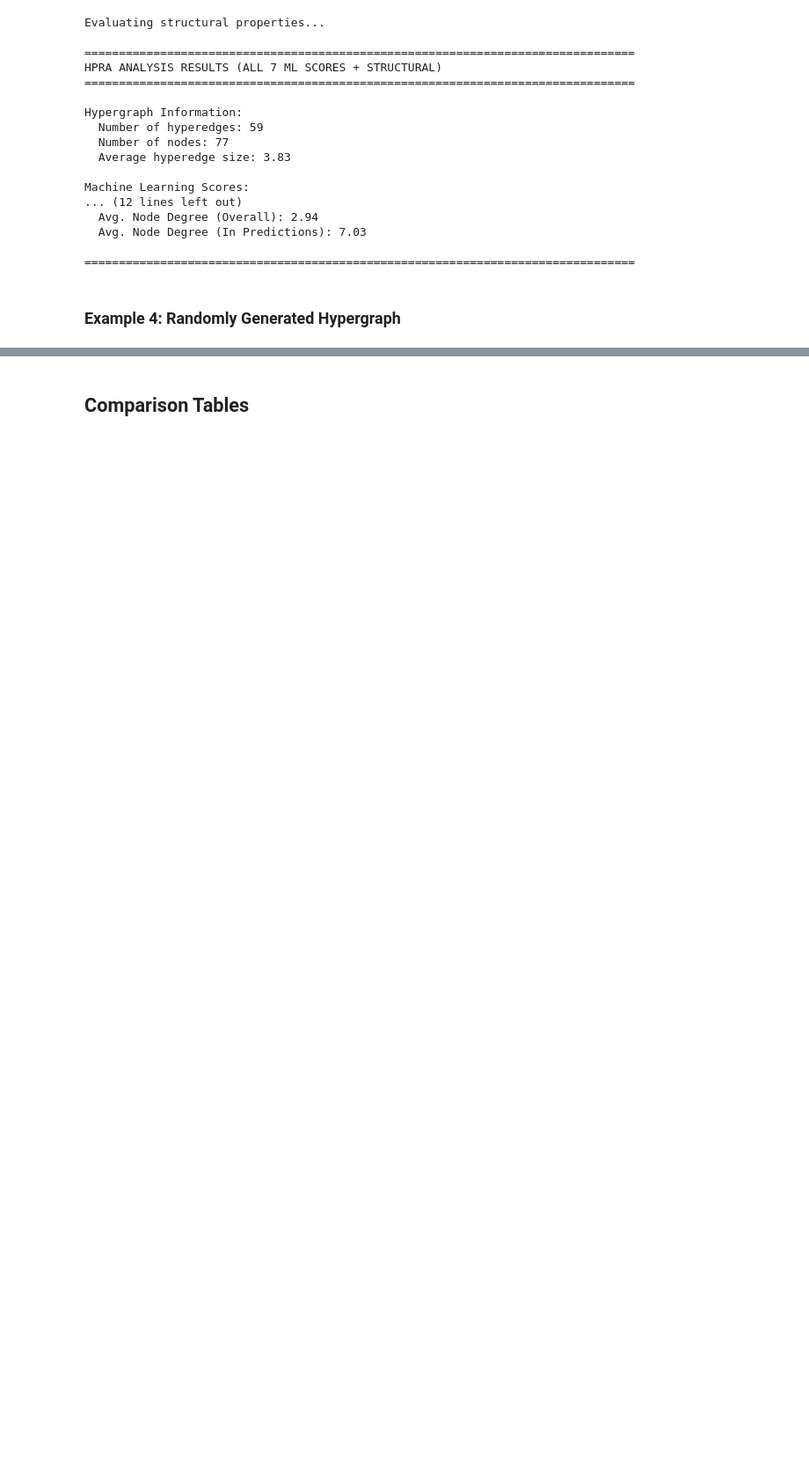
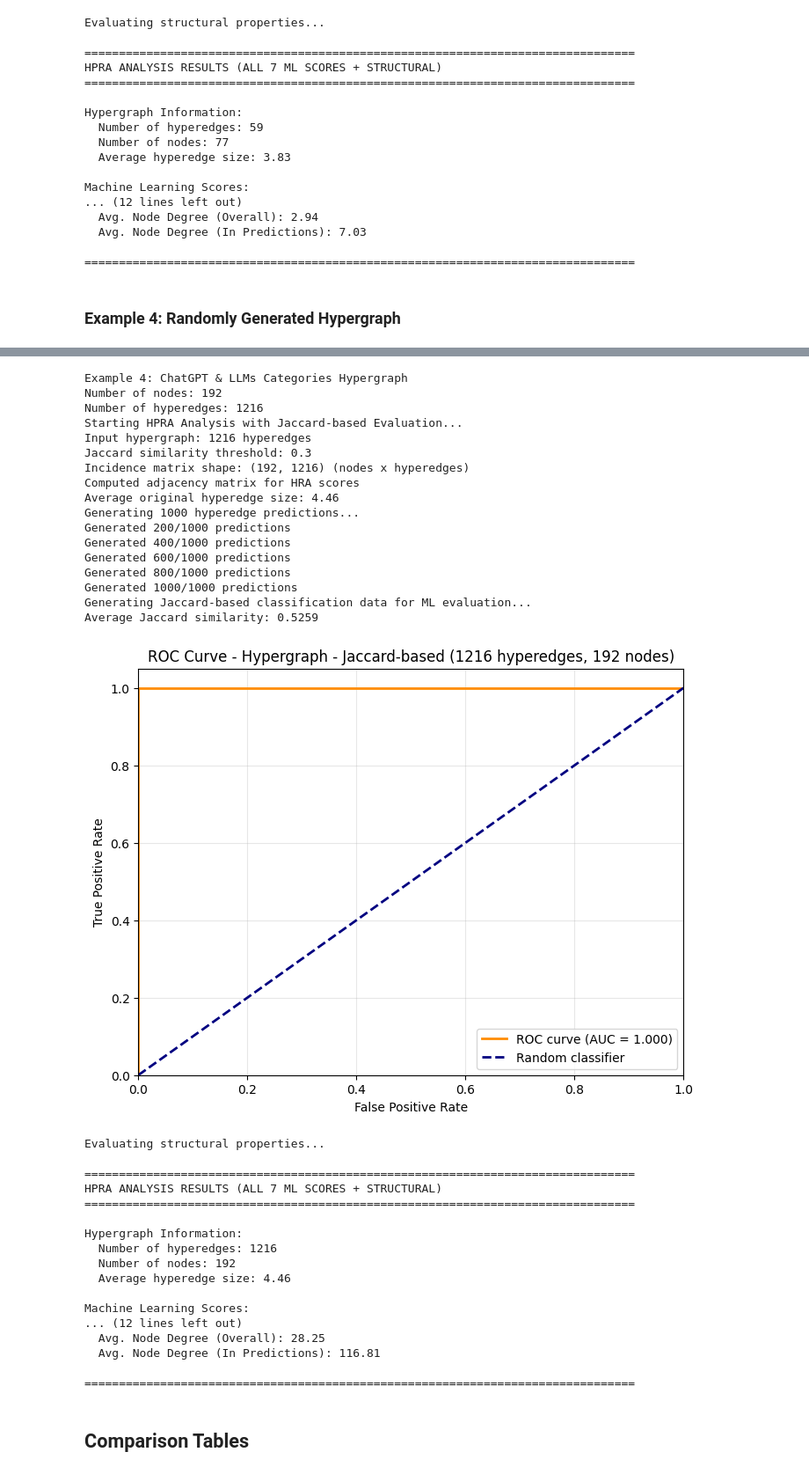
Before and after one commit to mboudour/hyperlink_prediction, a Jupyter notebook: HPRA_reconstruction.ipynb, the cells around one changed output, grey strips where cells are left out. Shown at 88% size. Saved outputs shown, nothing was run; the diff lists cells and outputs as text; code cells hidden in the pictures; blank space fills up the shorter version.

```diff
--- a/HPRA_reconstruction.ipynb
+++ b/HPRA_reconstruction.ipynb
@@ -876,3 +1093,55 @@ Generated 30/50 predictions
+# %%
+with open('simplified_categories_hypergraph_d.pkl', 'rb') as f:
+    categories_hg = pickle.load(f)
+
+print("\n\nExample 4: ChatGPT & LLMs Categories Hypergraph")
+print(f"Number of nodes: {len(set.union(*categories_hg.values()))}")
+print(f"Number of hyperedges: {len(categories_hg)}")
+
+# results_categories = full_hypergraph_analysis_complete(categories_hg, num_predictions=50, plot_roc=True)
+results_categories = Jaccard_based_full_hypergraph_analysis_complete(
+    categories_hg,
+    num_predictions=1000,  # Increase for large hypergraphs
+    jaccard_threshold=0.3,  # Adjust as needed
+    plot_roc=True
+)
+print_results_complete(results_categories)
+# %% [output]
+Example 4: ChatGPT & LLMs Categories Hypergraph
+Number of nodes: 192
+Number of hyperedges: 1216
+Starting HPRA Analysis with Jaccard-based Evaluation...
+Input hypergraph: 1216 hyperedges
+Jaccard similarity threshold: 0.3
+Incidence matrix shape: (192, 1216) (nodes x hyperedges)
+Computed adjacency matrix for HRA scores
+Average original hyperedge size: 4.46
+Generating 1000 hyperedge predictions...
+Generated 200/1000 predictions
+Generated 400/1000 predictions
+Generated 600/1000 predictions
+Generated 800/1000 predictions
+Generated 1000/1000 predictions
+Generating Jaccard-based classification data for ML evaluation...
+Average Jaccard similarity: 0.5259
+[figure, added]
+Evaluating structural properties...
+
+================================================================================
+HPRA ANALYSIS RESULTS (ALL 7 ML SCORES + STRUCTURAL)
+================================================================================
+
+Hypergraph Information:
+  Number of hyperedges: 1216
+  Number of nodes: 192
+  Average hyperedge size: 4.46
+
+Machine Learning Scores:
+... (12 lines left out)
+  Avg. Node Degree (Overall): 28.25
+  Avg. Node Degree (In Predictions): 116.81
+
+================================================================================
 # %% [markdown]
 ## Comparison Tables
 # %%
```
Also changed, not shown: parts of 7 cells of this notebook, 15 other files.
